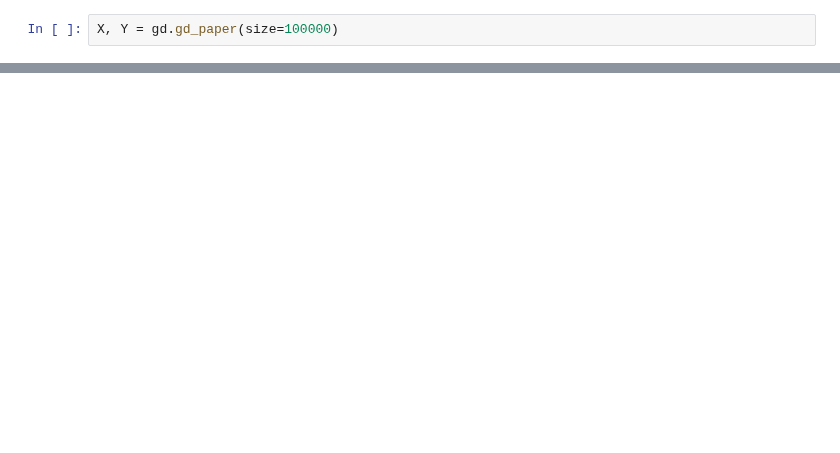
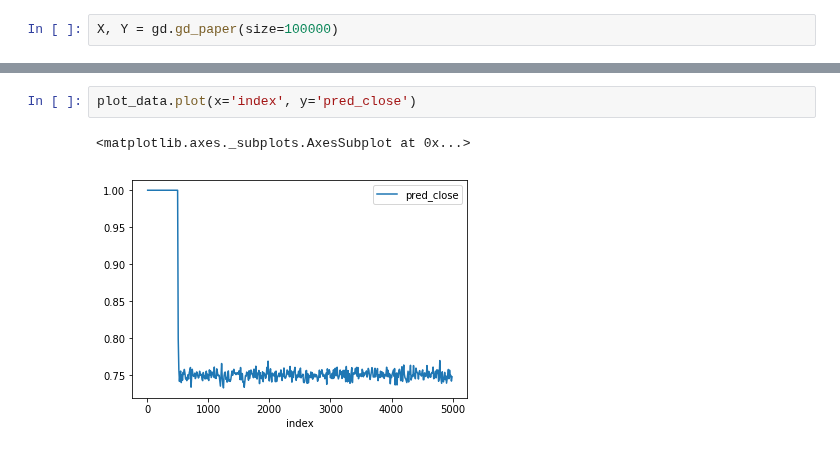
Before and after one commit to acyrl/NALU, a Jupyter notebook: basic_experiments.ipynb, the cells around one changed output, grey strips where cells are left out. Drawn from its saved outputs; the diff is of its cells as text; blank space fills up the shorter version.

```diff
--- a/basic_experiments.ipynb
+++ b/basic_experiments.ipynb
@@ -161,0 +221,5 @@ m.evaluate(Xext, Yext)
+# %%
+plot_data.plot(x='index', y='pred_close')
+# %% [output]
+<matplotlib.axes._subplots.AxesSubplot at 0x...>
+[figure, added]
```
Also changed, not shown: parts of 31 cells of this notebook, 1 other file.
